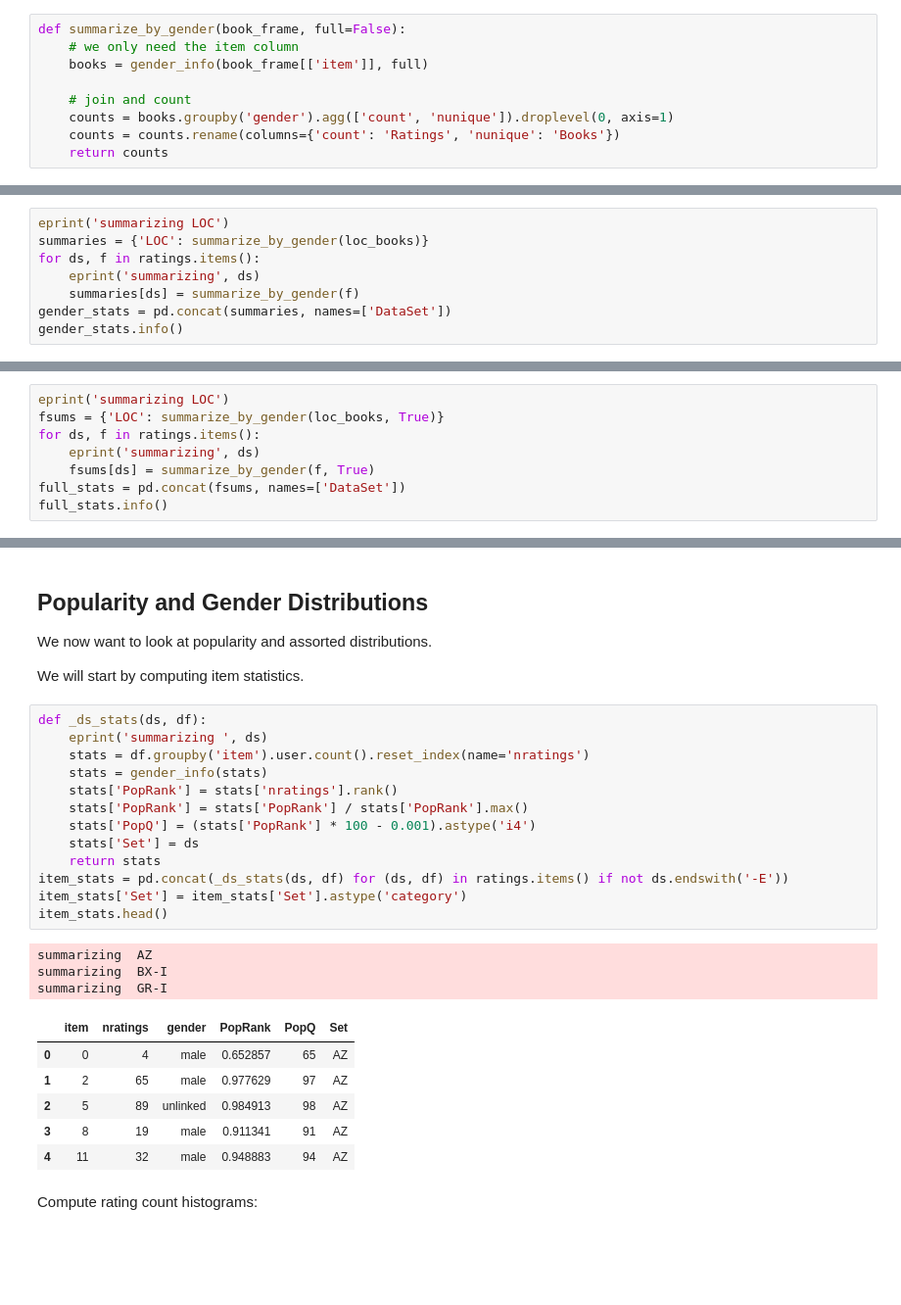
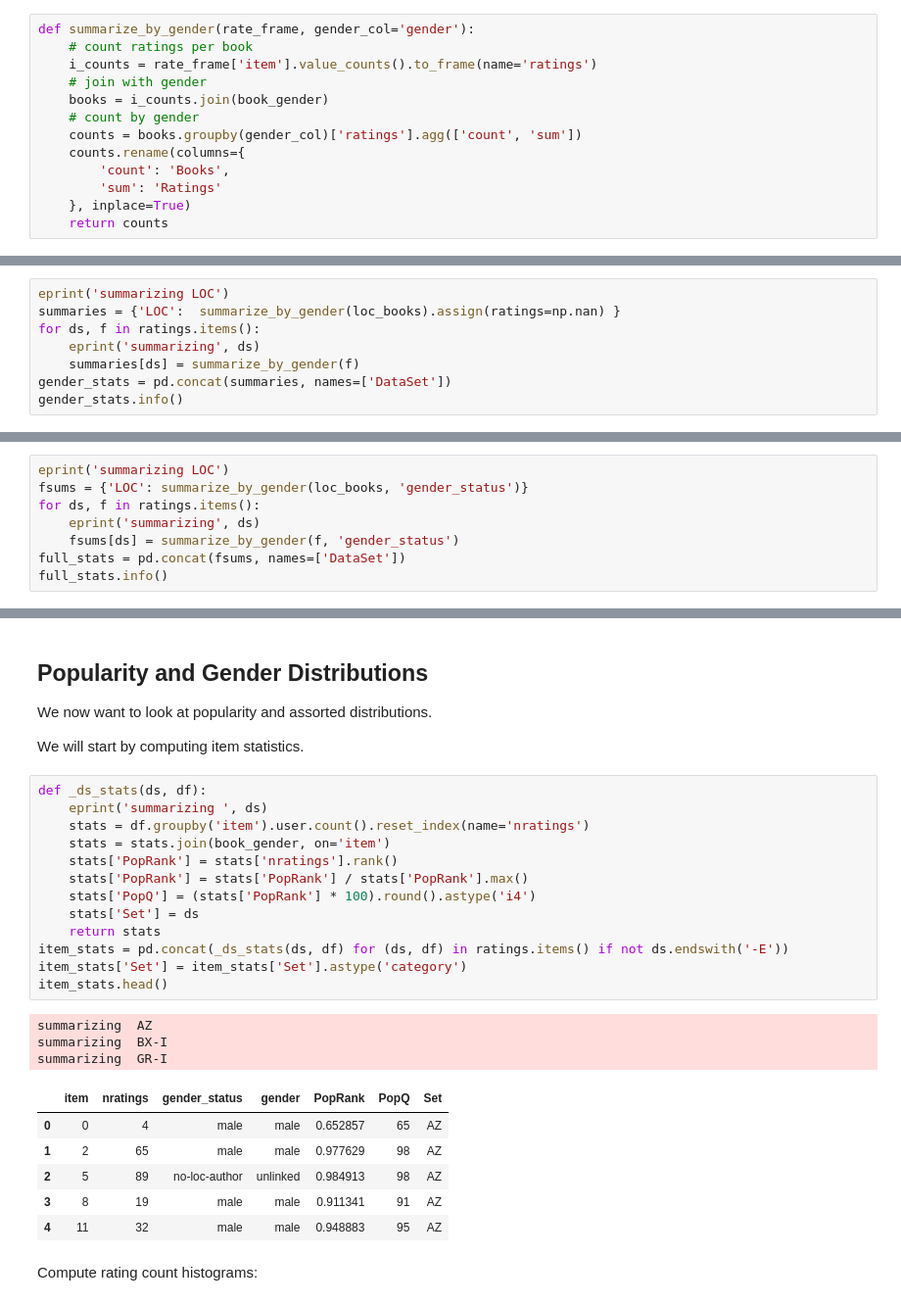
Before and after one commit to BoiseState/book-author-gender, a Jupyter notebook: DataSummary.ipynb, the cells around one changed output, grey strips where cells are left out. Shown at 98% size. Saved outputs shown, nothing was run; the diff lists cells and outputs as text; blank space fills up the shorter version.

```diff
--- a/DataSummary.ipynb
+++ b/DataSummary.ipynb
@@ -232,12 +333,16 @@ def gender_info(books, full=False):
-# %%
-def summarize_by_gender(book_frame, full=False):
-    # we only need the item column
-    books = gender_info(book_frame[['item']], full)
-
-    # join and count
-    counts = books.groupby('gender').agg(['count', 'nunique']).droplevel(0, axis=1)
-    counts = counts.rename(columns={'count': 'Ratings', 'nunique': 'Books'})
-    return counts
+# %%
+def summarize_by_gender(rate_frame, gender_col='gender'):
+    # count ratings per book
+    i_counts = rate_frame['item'].value_counts().to_frame(name='ratings')
+    # join with gender
+    books = i_counts.join(book_gender)
+    # count by gender
+    counts = books.groupby(gender_col)['ratings'].agg(['count', 'sum'])
+    counts.rename(columns={
+        'count': 'Books',
+        'sum': 'Ratings'
+    }, inplace=True)
+    return counts
 # %% [markdown]
 Let's see the function in action:
 # %%
@@ -254,7 +359,7 @@ summarize_by_gender(ratings['BX-E'])
 Now build up a full frame of everything:
 # %%
 eprint('summarizing LOC')
-summaries = {'LOC': summarize_by_gender(loc_books)}
+summaries = {'LOC':  summarize_by_gender(loc_books).assign(ratings=np.nan) }
 for ds, f in ratings.items():
     eprint('summarizing', ds)
     summaries[ds] = summarize_by_gender(f)
@@ -279,9 +385,9 @@ memory usage: 904.0+ bytes
 # %%
 eprint('summarizing LOC')
-fsums = {'LOC': summarize_by_gender(loc_books, True)}
+fsums = {'LOC': summarize_by_gender(loc_books, 'gender_status')}
 for ds, f in ratings.items():
     eprint('summarizing', ds)
-    fsums[ds] = summarize_by_gender(f, True)
+    fsums[ds] = summarize_by_gender(f, 'gender_status')
 full_stats = pd.concat(fsums, names=['DataSet'])
 full_stats.info()
 # %% [output]
@@ -527,26 +635,26 @@ We will start by computing item statistics.
 # %%
 def _ds_stats(ds, df):
     eprint('summarizing ', ds)
     stats = df.groupby('item').user.count().reset_index(name='nratings')
-    stats = gender_info(stats)
+    stats = stats.join(book_gender, on='item')
     stats['PopRank'] = stats['nratings'].rank()
     stats['PopRank'] = stats['PopRank'] / stats['PopRank'].max()
-    stats['PopQ'] = (stats['PopRank'] * 100 - 0.001).astype('i4')
+    stats['PopQ'] = (stats['PopRank'] * 100).round().astype('i4')
     stats['Set'] = ds
     return stats
 item_stats = pd.concat(_ds_stats(ds, df) for (ds, df) in ratings.items() if not ds.endswith('-E'))
 item_stats['Set'] = item_stats['Set'].astype('category')
 item_stats.head()
 # %% [output]
 summarizing  AZ
 summarizing  BX-I
 summarizing  GR-I
-|  | item | nratings | gender | PopRank | PopQ | Set |
-| 0 | 0 | 4 | male | 0.652857 | 65 | AZ |
-| 1 | 2 | 65 | male | 0.977629 | 97 | AZ |
-| 2 | 5 | 89 | unlinked | 0.984913 | 98 | AZ |
-| 3 | 8 | 19 | male | 0.911341 | 91 | AZ |
-| 4 | 11 | 32 | male | 0.948883 | 94 | AZ |
+|  | item | nratings | gender_status | gender | PopRank | PopQ | Set |
+| 0 | 0 | 4 | male | male | 0.652857 | 65 | AZ |
+| 1 | 2 | 65 | male | male | 0.977629 | 98 | AZ |
+| 2 | 5 | 89 | no-loc-author | unlinked | 0.984913 | 98 | AZ |
+| 3 | 8 | 19 | male | male | 0.911341 | 91 | AZ |
+| 4 | 11 | 32 | male | male | 0.948883 | 95 | AZ |
 # %% [markdown]
 Compute rating count histograms:
 # %%
```
Also changed, not shown: parts of 43 cells of this notebook, 12 other files.
